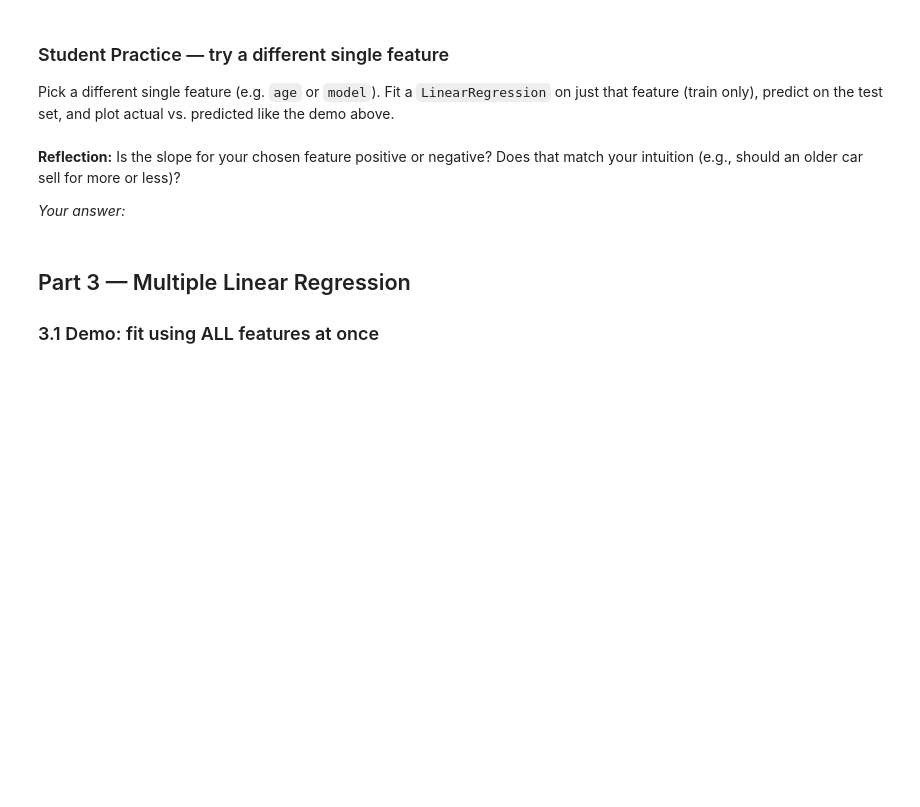
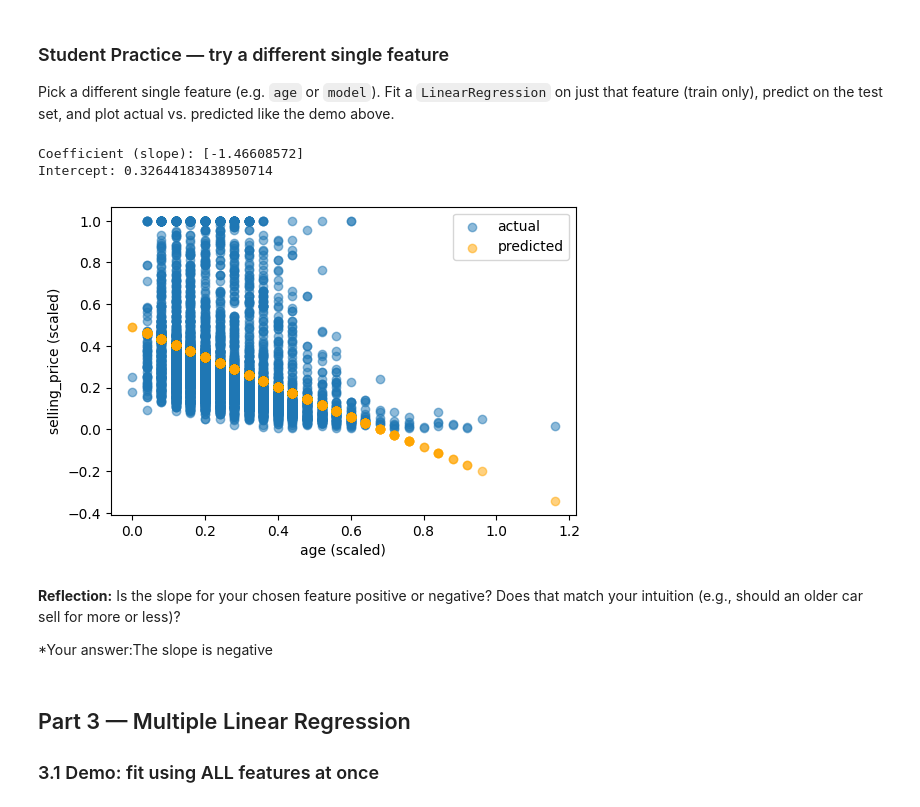
Before and after one commit to Vadlamudi-Yaswanth/ML-weekly-works, a Jupyter notebook: Week5_Linear_Regression_Student_Lab.ipynb, the cells around one changed output. Saved outputs shown, nothing was run; the diff lists cells and outputs as text; code cells hidden in the pictures; blank space fills up the shorter version.

```diff
--- a/Week5_Linear_Regression_Student_Lab.ipynb
+++ b/Week5_Linear_Regression_Student_Lab.ipynb
@@ -109,13 +109,19 @@ Using `train_df`, compute the mean `selling_price` per `make` and per `model` (s
 
 Hint: `train_df.groupby('make')['selling_price'].mean()` gives you a lookup table (a pandas Series indexed by `make`). Use `.map(...)` to apply that lookup to a column.
 # %%
+# 1. Compute overall mean as a fallback for unseen categories
+y_train_mean = train_df['selling_price'].mean()
 
- make_means = train_df.groupby('make')['selling_price'].mean()
- train_df['make'] = train_df['make'].map(make_means)
- test_df['make']  = test_df['make'].map(make_means)
- model_means = train_df.groupby('model')['selling_price'].mean()
+# 2. Compute lookup tables on train_df ONLY
+make_means = train_df.groupby('make')['selling_price'].mean()
+model_means = train_df.groupby('model')['selling_price'].mean()
+
+# 3. Map means onto train and test sets
+train_df['make'] = train_df['make'].map(make_means)
+test_df['make'] = test_df['make'].map(make_means).fillna(y_train_mean)
+
 train_df['model'] = train_df['model'].map(model_means)
-test_df['model']  = test_df['model'].map(model_means)
+test_df['model'] = test_df['model'].map(model_means).fillna(y_train_mean)
 # %% [markdown]
 ### 1.3 Scaling — fit on train only, transform both
 
@@ -184,7 +193,26 @@ Pick a different single feature (e.g. `age` or `model`). Fit a `LinearRegression
+# %%
+X2_train=X_train[['age']]
+X2_test=X_test[['age']]
+uni_model_one=LinearRegression()
+uni_model_one.fit(X2_train,y_train)
+y_hat_uni=uni_model_one.predict(X2_test)
+print('Coefficient (slope):', uni_model.coef_)
+print('Intercept:', uni_model.intercept_)
+plt.figure(figsize=(6, 4))
+plt.scatter(X2_test, y_test, label='actual', alpha=0.5)
+plt.scatter(X2_test, y_hat_uni, color='orange', label='predicted', alpha=0.5)
+plt.xlabel('age (scaled)')
+plt.ylabel('selling_price (scaled)')
+plt.legend()
+plt.show()
+# %% [output]
+Coefficient (slope): [-1.46608572]
+Intercept: 0.32644183438950714
+[figure, added]
 # %% [markdown]
 **Reflection:** Is the slope for your chosen feature positive or negative? Does that match your intuition (e.g., should an older car sell for more or less)?
 
-*Your answer:*
+*Your answer:The slope is negative
 # %% [markdown]
 ## Part 3 — Multiple Linear Regression
 
```
Also changed, not shown: parts of 9 cells of this notebook.
